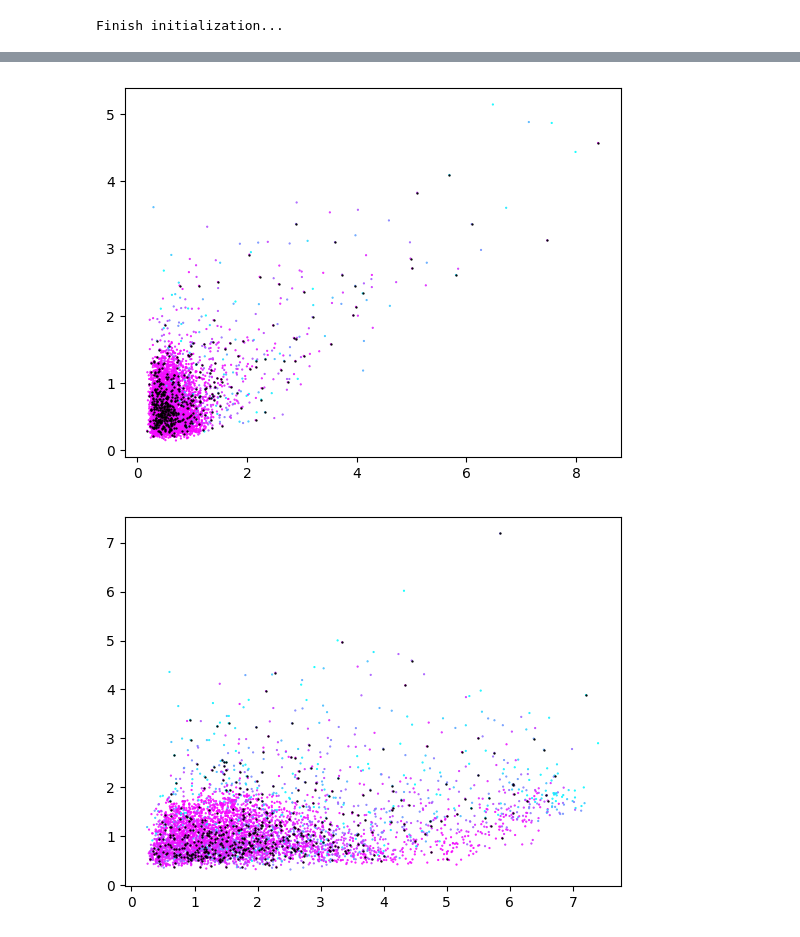
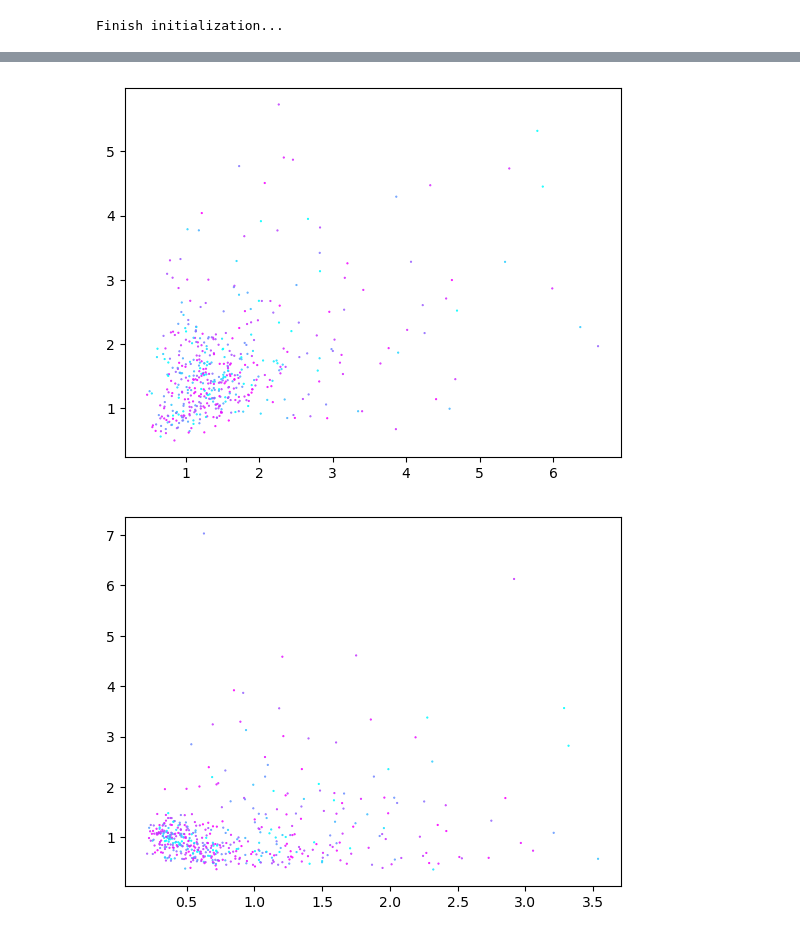
Before and after one commit to xianglinyang/GenVis, a Jupyter notebook: experiments/early-stopping.ipynb, the cells around one changed output, grey strips where cells are left out. Drawn from its saved outputs; the diff is of its cells as text; code cells hidden in the pictures.

```diff
--- a/experiments/early-stopping.ipynb
+++ b/experiments/early-stopping.ipynb
@@ -20,7 +19,7 @@ To enable the following instructions: AVX2 AVX512F AVX512_VNNI FMA, in other ope
 # %%
 VIS_METHOD = "tDVI" # DeepVisualInsight
-CONTENT_PATH = "/home/xianglin/data/corrupted/resnet18_cifar10/10"
-GPU_ID = "1"
+CONTENT_PATH = "/home/xianglin/projects/DVI_data/resnet50_cifar100"
+GPU_ID = "3"
 # %%
 sys.path.append(CONTENT_PATH)
 with open(os.path.join(CONTENT_PATH, "config.json"), "r") as f:
@@ -83,7 +82,7 @@ with open(f"{CONTENT_PATH}/corrupted_idxs.json", "r") as f:
 # %%
-# idxs = np.array([])
+idxs = np.array([])
 # %%
 # ground truth
-consistency_score = np.load("/home/xianglin/git_space/structural-regularity/docs/cscores/cifar10-cscores-orig-order.npz", allow_pickle=True)
+consistency_score = np.load("/home/xianglin/projects/git_space/structural-regularity/docs/cscores/cifar100-cscores-orig-order.npz", allow_pickle=True)
 consistency_score = consistency_score['scores']
 # consistency_score = np.load("/home/xianglin/git_space/structural-regularity/mnist-cscores.npy", allow_pickle=True)
@@ -90,5 +93,5 @@ consistency_score = consistency_score['scores']
 # %%
-END = 100
+END = 50
 # %%
 from singleVis.training_dynamics import TD
 td = TD(data_provider, projector, (1,END,1))
@@ -112,5 +104,5 @@ for i in range(10):
 # %%
 positions = td.position_dynamics()
-for i in range(10):
+for i in range(5):
     td.show_ground_truth_2(positions,END, idxs, i, method="RoG", colors=consistency_score, cmap="cool")
 # %% [output]
@@ -118,2 +110,2 @@ for i in range(10):
-[figure, old version]
+[figure, new version]
-[figure, old version]
+[figure, new version]
```
Also changed, not shown: parts of 9 cells of this notebook, 1 other file.
